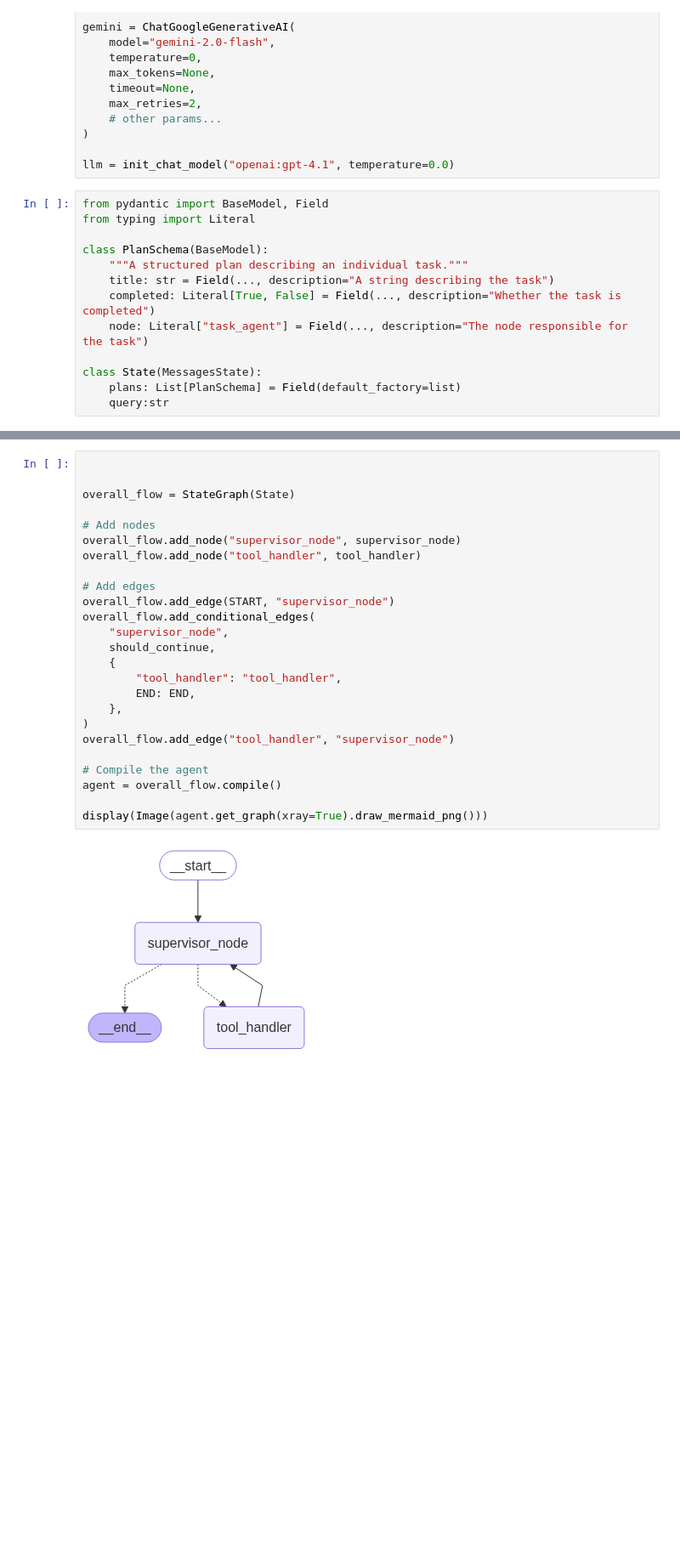
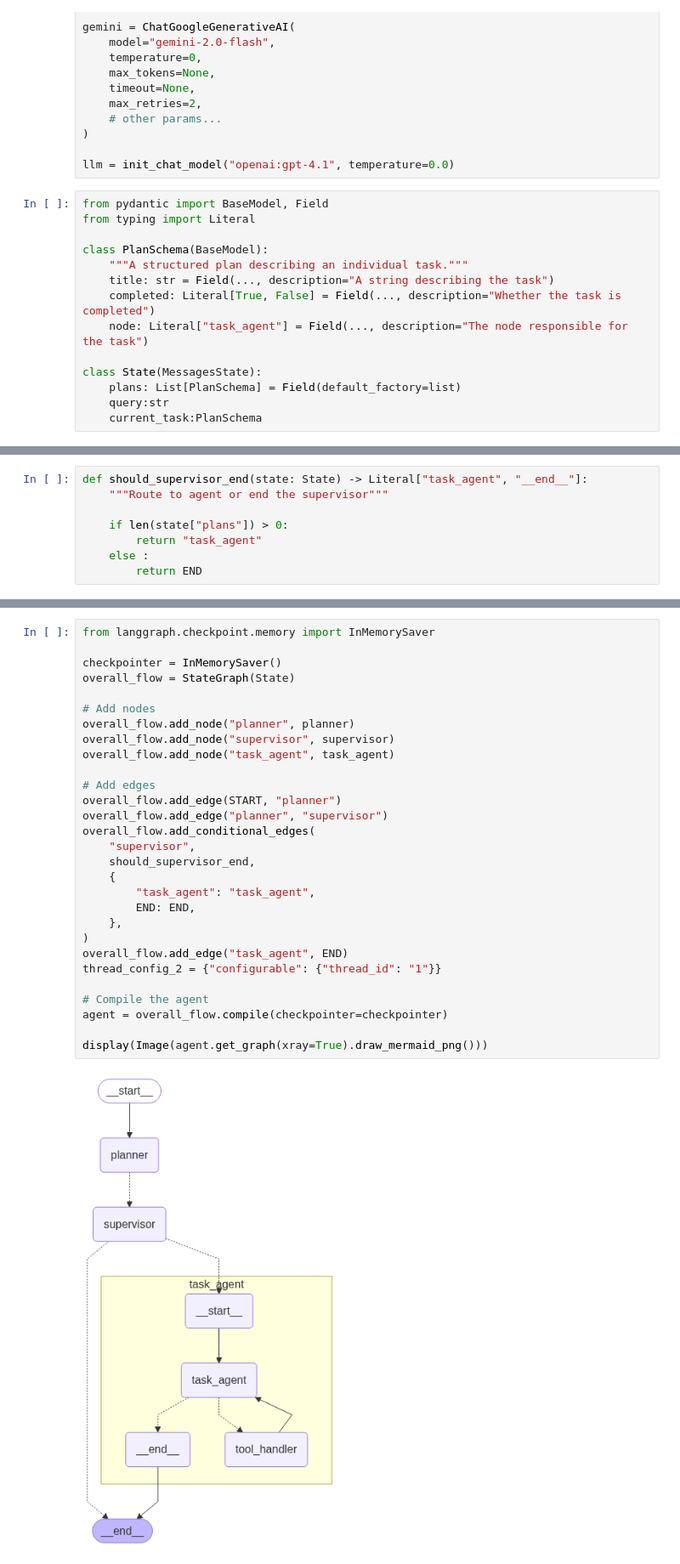
Before and after one commit to RajuGangitla/multi-agents-be, a Jupyter notebook: supervisor.ipynb, the cells around one changed output, grey strips where cells are left out. Shown: that part at 85% size. Saved outputs shown, nothing was run; the diff lists cells and outputs as text; blank space fills up the shorter version.

Commit message:
basic plan and execute done with sub agents

```diff
--- a/supervisor.ipynb
+++ b/supervisor.ipynb
@@ -33,4 +34,5 @@ class PlanSchema(BaseModel):
 class State(MessagesState):
     plans: List[PlanSchema] = Field(default_factory=list)
     query:str
+    current_task:PlanSchema
 # %%
@@ -121,0 +192,8 @@ def should_continue(state: State) -> Literal["tool_handler", "__end__"]:
+# %%
+def should_supervisor_end(state: State) -> Literal["task_agent", "__end__"]:
+    """Route to agent or end the supervisor"""
+
+    if len(state["plans"]) > 0:
+        return "task_agent"
+    else :
+        return END
@@ -122,28 +319,32 @@ def should_continue(state: State) -> Literal["tool_handler", "__end__"]:
 # %%
+from langgraph.checkpoint.memory import InMemorySaver
 
-
+checkpointer = InMemorySaver()
 overall_flow = StateGraph(State)
 
 # Add nodes
-overall_flow.add_node("supervisor_node", supervisor_node)
-overall_flow.add_node("tool_handler", tool_handler)
+overall_flow.add_node("planner", planner)
+overall_flow.add_node("supervisor", supervisor)
+overall_flow.add_node("task_agent", task_agent)
 
 # Add edges
-overall_flow.add_edge(START, "supervisor_node")
+overall_flow.add_edge(START, "planner")
+overall_flow.add_edge("planner", "supervisor")
 overall_flow.add_conditional_edges(
-    "supervisor_node",
-    should_continue,
+    "supervisor",
+    should_supervisor_end,
     {
-        "tool_handler": "tool_handler",
+        "task_agent": "task_agent",
         END: END,
     },
 )
-overall_flow.add_edge("tool_handler", "supervisor_node")
+overall_flow.add_edge("task_agent", END)
+thread_config_2 = {"configurable": {"thread_id": "1"}}
 
 # Compile the agent
-agent = overall_flow.compile()
+agent = overall_flow.compile(checkpointer=checkpointer)
 
 display(Image(agent.get_graph(xray=True).draw_mermaid_png()))
 # %% [output]
-[figure, old version]
+[figure, new version]
 # %%
```
Also changed, not shown: parts of 11 cells of this notebook.
